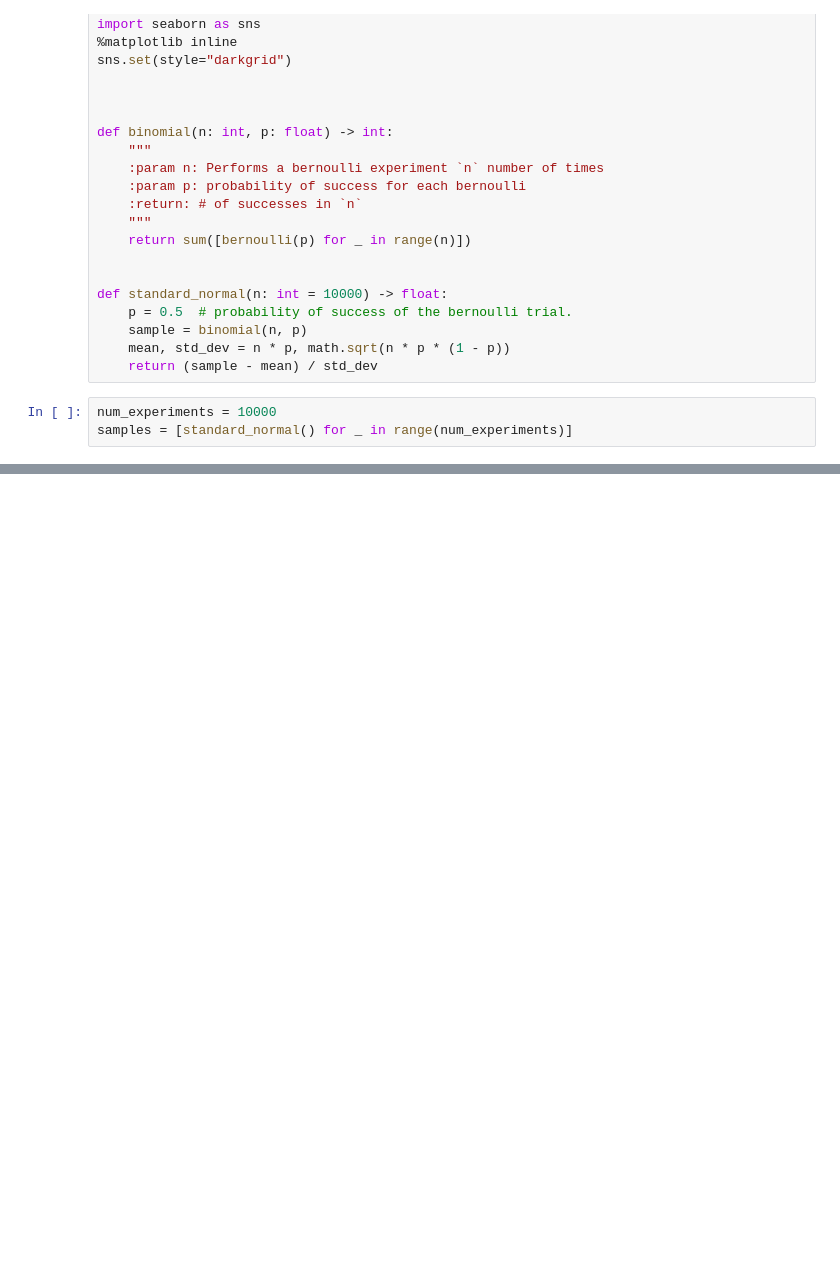
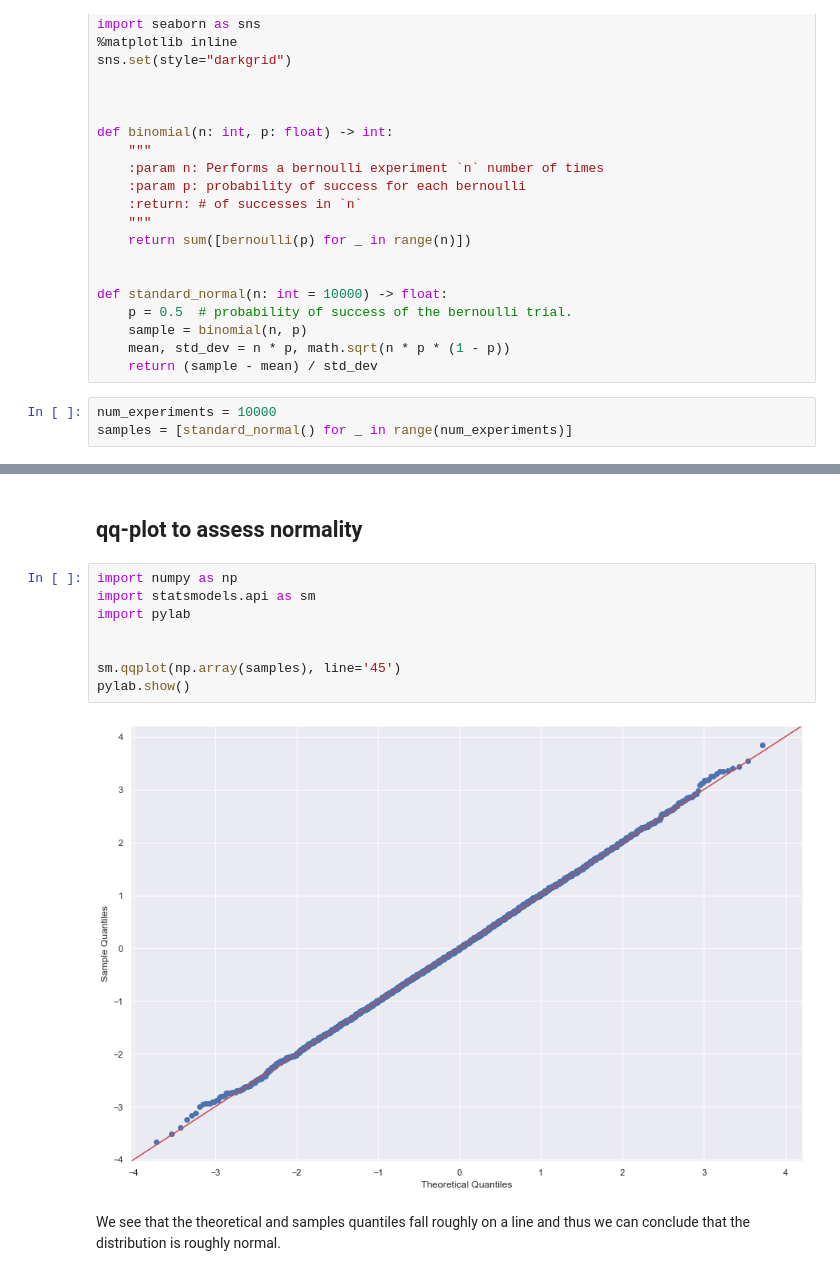
Before and after one commit to adijo/data-science-prep, a Jupyter notebook: code/Standard Normal From Bernoulli.ipynb, the cells around one changed output, grey strips where cells are left out. Saved outputs shown, nothing was run; the diff lists cells and outputs as text; blank space fills up the shorter version.

```diff
--- a/code/Standard Normal From Bernoulli.ipynb
+++ b/code/Standard Normal From Bernoulli.ipynb
@@ -45,0 +46,14 @@ sns.distplot(samples)
+# %% [markdown]
+## qq-plot to assess normality
+# %%
+import numpy as np
+import statsmodels.api as sm
+import pylab
+
+
+sm.qqplot(np.array(samples), line='45')
+pylab.show()
+# %% [output]
+[figure, added]
+# %% [markdown]
+We see that the theoretical and samples quantiles fall roughly on a line and thus we can conclude that the distribution is roughly normal.
```
Also changed, not shown: parts of 1 cell of this notebook.
